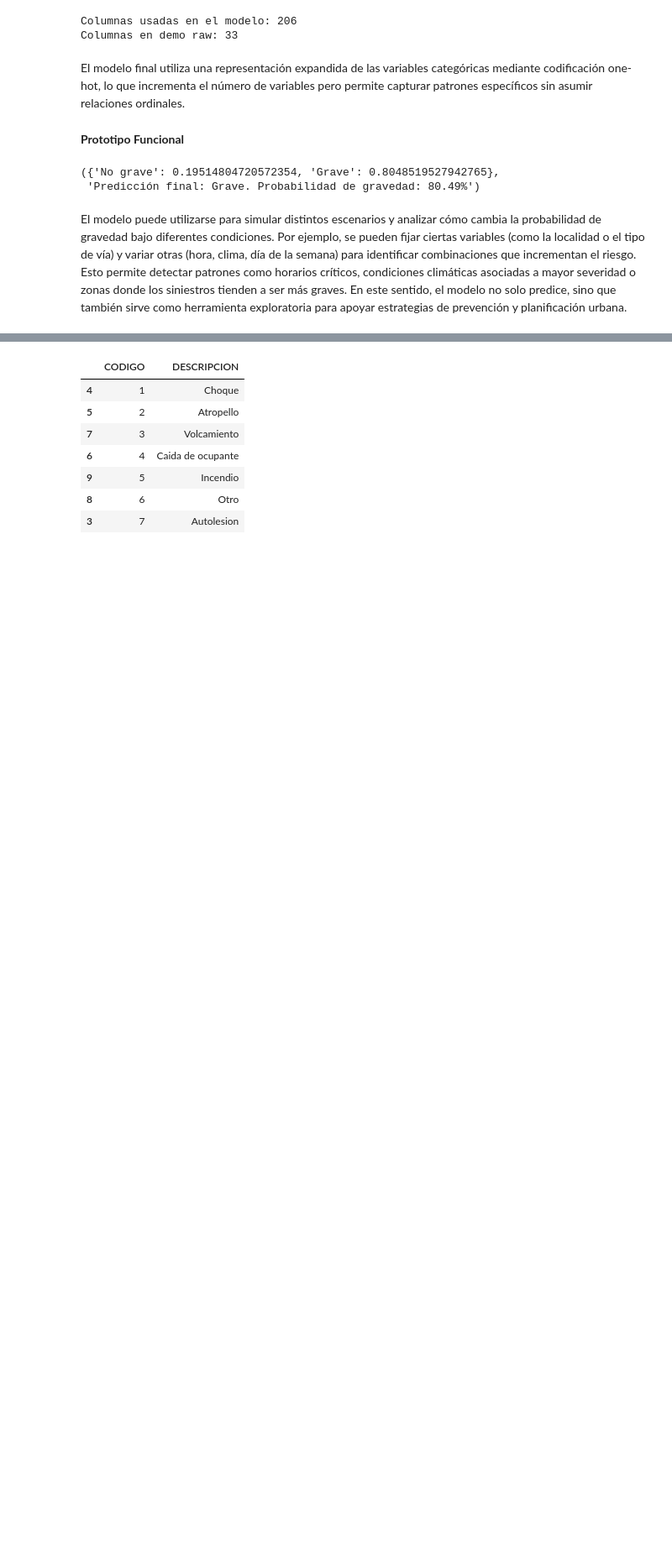
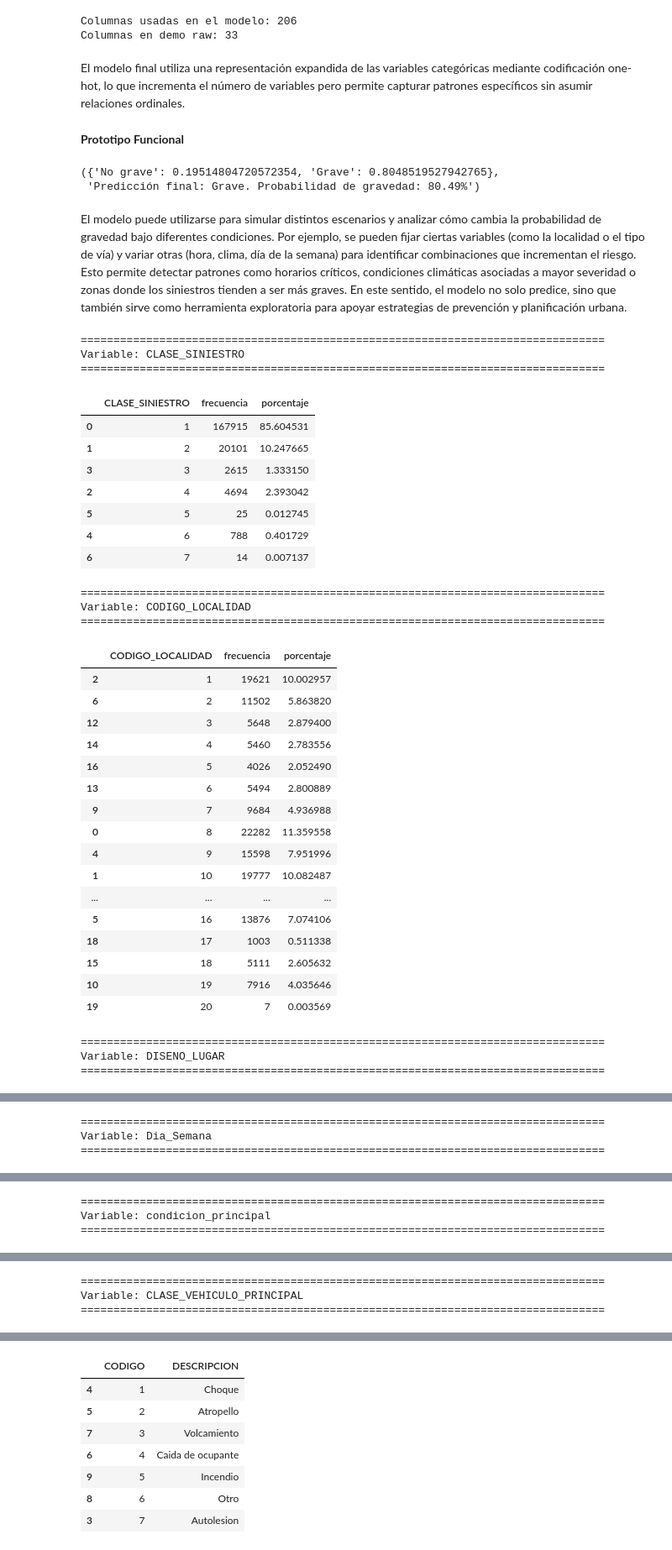
Before and after one commit to Vankold1/SiniBogota, a Jupyter notebook: notebooks/SiniBogota_AG.ipynb, the cells around one changed output, grey strips where cells are left out. Shown at 84% size. Drawn from its saved outputs; the diff is of its cells as text; code cells hidden in the pictures; blank space fills up the shorter version.

```diff
--- a/SiniBogota_AG.ipynb
+++ b/notebooks/SiniBogota_AG.ipynb
@@ -2644,3 +2644,73 @@ resultado
  'Predicción final: Grave. Probabilidad de gravedad: 80.49%')
 # %% [markdown]
 El modelo puede utilizarse para simular distintos escenarios y analizar cómo cambia la probabilidad de gravedad bajo diferentes condiciones. Por ejemplo, se pueden fijar ciertas variables (como la localidad o el tipo de vía) y variar otras (hora, clima, día de la semana) para identificar combinaciones que incrementan el riesgo. Esto permite detectar patrones como horarios críticos, condiciones climáticas asociadas a mayor severidad o zonas donde los siniestros tienden a ser más graves. En este sentido, el modelo no solo predice, sino que también sirve como herramienta exploratoria para apoyar estrategias de prevención y planificación urbana.
+# %%
+# ============================================================
+# EXPLORAR VALORES CATEGÓRICOS USADOS POR EL MODELO
+# ============================================================
+
+import pandas as pd
+
+variables_categoricas_app = [
+    "CLASE_SINIESTRO",
+    "CODIGO_LOCALIDAD",
+    "DISENO_LUGAR",
+    "Dia_Semana",
+    "condicion_principal",
+    "CLASE_VEHICULO_PRINCIPAL",
+    "servicio_principal",
+    "modalidad_principal",
+    "codigo_causa_principal"
+]
+
+for col in variables_categoricas_app:
+    print("\n" + "="*80)
+    print(f"Variable: {col}")
+    print("="*80)
+
+    if col in X.columns:
+        resumen = (
+            X[col]
+            .value_counts(dropna=False)
+            .reset_index()
+        )
+        resumen.columns = [col, "frecuencia"]
+        resumen["porcentaje"] = resumen["frecuencia"] / len(X) * 100
+        display(resumen.sort_values(by=col))
+    else:
+        print(f"La columna {col} no está en X")
+# %% [output]
+================================================================================
+Variable: CLASE_SINIESTRO
+================================================================================
+|  | CLASE_SINIESTRO | frecuencia | porcentaje |
+| 0 | 1 | 167915 | 85.604531 |
+| 1 | 2 | 20101 | 10.247665 |
+| 3 | 3 | 2615 | 1.333150 |
+| 2 | 4 | 4694 | 2.393042 |
+| 5 | 5 | 25 | 0.012745 |
+| 4 | 6 | 788 | 0.401729 |
+| 6 | 7 | 14 | 0.007137 |
+================================================================================
+Variable: CODIGO_LOCALIDAD
+================================================================================
+|  | CODIGO_LOCALIDAD | frecuencia | porcentaje |
+| 2 | 1 | 19621 | 10.002957 |
+| 6 | 2 | 11502 | 5.863820 |
+| 12 | 3 | 5648 | 2.879400 |
+| 14 | 4 | 5460 | 2.783556 |
+| 16 | 5 | 4026 | 2.052490 |
+| 13 | 6 | 5494 | 2.800889 |
+| 9 | 7 | 9684 | 4.936988 |
+| 0 | 8 | 22282 | 11.359558 |
+| 4 | 9 | 15598 | 7.951996 |
+| 1 | 10 | 19777 | 10.082487 |
+| ... | ... | ... | ... |
+| 5 | 16 | 13876 | 7.074106 |
+| 18 | 17 | 1003 | 0.511338 |
+| 15 | 18 | 5111 | 2.605632 |
+| 10 | 19 | 7916 | 4.035646 |
+| 19 | 20 | 7 | 0.003569 |
+================================================================================
+Variable: DISENO_LUGAR
+================================================================================
@@ -2646,0 +2731,3 @@ El modelo puede utilizarse para simular distintos escenarios y analizar cómo ca
+================================================================================
+Variable: Dia_Semana
+================================================================================
@@ -2646,0 +2742,3 @@ El modelo puede utilizarse para simular distintos escenarios y analizar cómo ca
+================================================================================
+Variable: condicion_principal
+================================================================================
@@ -2646,0 +2752,3 @@ El modelo puede utilizarse para simular distintos escenarios y analizar cómo ca
+================================================================================
+Variable: CLASE_VEHICULO_PRINCIPAL
+================================================================================
```
Also changed, not shown: parts of 11 cells of this notebook, 24 other files.
